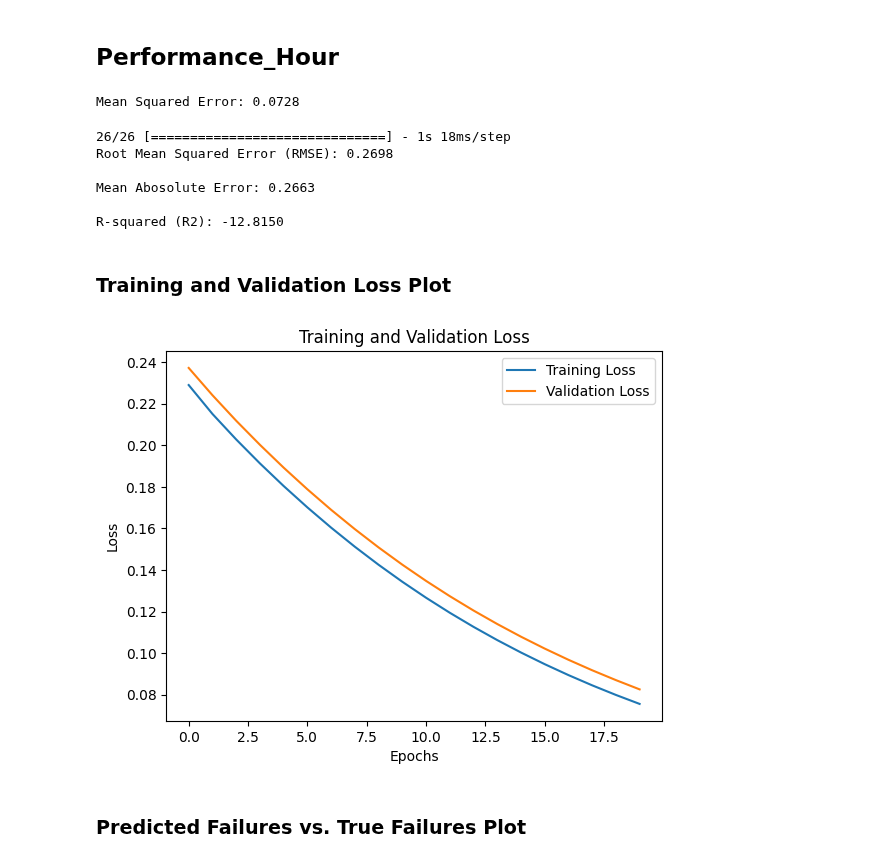
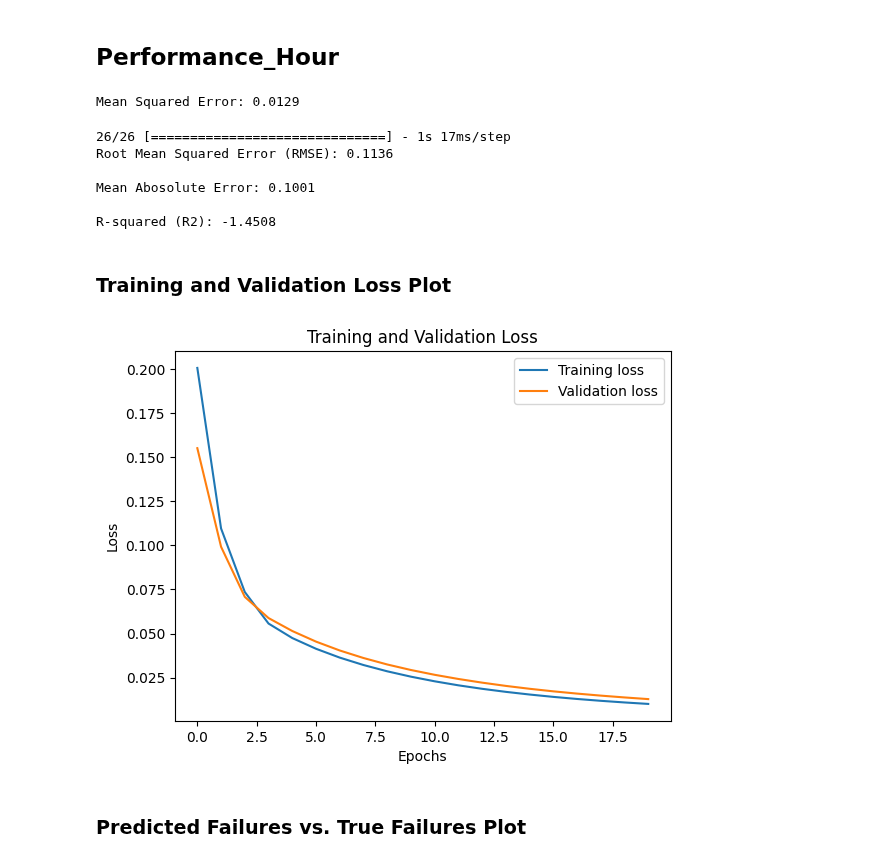
Before and after one commit to yyzangg/honours-programme-project, a Jupyter notebook: job_prediction/LSTM-TCN.ipynb, the cells around one changed output. Drawn from its saved outputs; the diff is of its cells as text; code cells hidden in the pictures.

```diff
--- a/job_prediction/LSTM-TCN.ipynb
+++ b/job_prediction/LSTM-TCN.ipynb
@@ -22,8 +22,7 @@ warnings.filterwarnings('ignore')
 file_path = "/home/yizhen/honours-programme-project/job_datasets/job_data.parquet"
 df = pd.read_parquet(file_path)
 # %%
-selected_features = ['timestamp_seconds',
-                     'node_memory_Percpu_bytes',
+selected_features = ['node_memory_Percpu_bytes',
                      'node_context_switches_total',
                      'surfsara_power_usage',
                      'node_netstat_Tcp_InSegs',
@@ -356,7 +355,7 @@ Epoch 20/20
 mse_hour = hybrid_model_attention_hour.evaluate([X_test_hour, X_test_hour], y_test_hour, verbose=0)[1]
 print(f'Mean Squared Error: {mse_hour:.4f}\n')
 # %% [output]
-Mean Squared Error: 0.0728
+Mean Squared Error: 0.0129
 # %%
 # Evaluate model on test data
 y_pred_hour = hybrid_model_attention_hour.predict([X_test_hour, X_test_hour])
@@ -373,25 +372,25 @@ print(f'Mean Abosolute Error: {mae_hour:.4f}\n')
 r2_hour = r2_score(y_test_hour, y_pred_hour)
 print(f'R-squared (R2): {r2_hour:.4f}\n')
 # %% [output]
-26/26 [==============================] - 1s 18ms/step
-Root Mean Squared Error (RMSE): 0.2698
+26/26 [==============================] - 1s 17ms/step
+Root Mean Squared Error (RMSE): 0.1136
 
-Mean Abosolute Error: 0.2663
+Mean Abosolute Error: 0.1001
 
-R-squared (R2): -12.8150
+R-squared (R2): -1.4508
 # %% [markdown]
 ### Training and Validation Loss Plot
 # %%
 # Plot training and validation loss
-plt.plot(history_hour.history['loss'], label='Training Loss')
-plt.plot(history_hour.history['val_loss'], label='Validation Loss')
+plt.plot(history_hour.history['loss'], label='Training loss')
+plt.plot(history_hour.history['val_loss'], label='Validation loss')
 plt.xlabel('Epochs')
 plt.ylabel('Loss')
 plt.title('Training and Validation Loss')
 plt.legend()
 plt.show()
 # %% [output]
-[figure, old version]
+[figure, new version]
 # %% [markdown]
 ### Predicted Failures vs. True Failures Plot
 # %%
```
Also changed, not shown: parts of 16 cells of this notebook, 3 other files.
